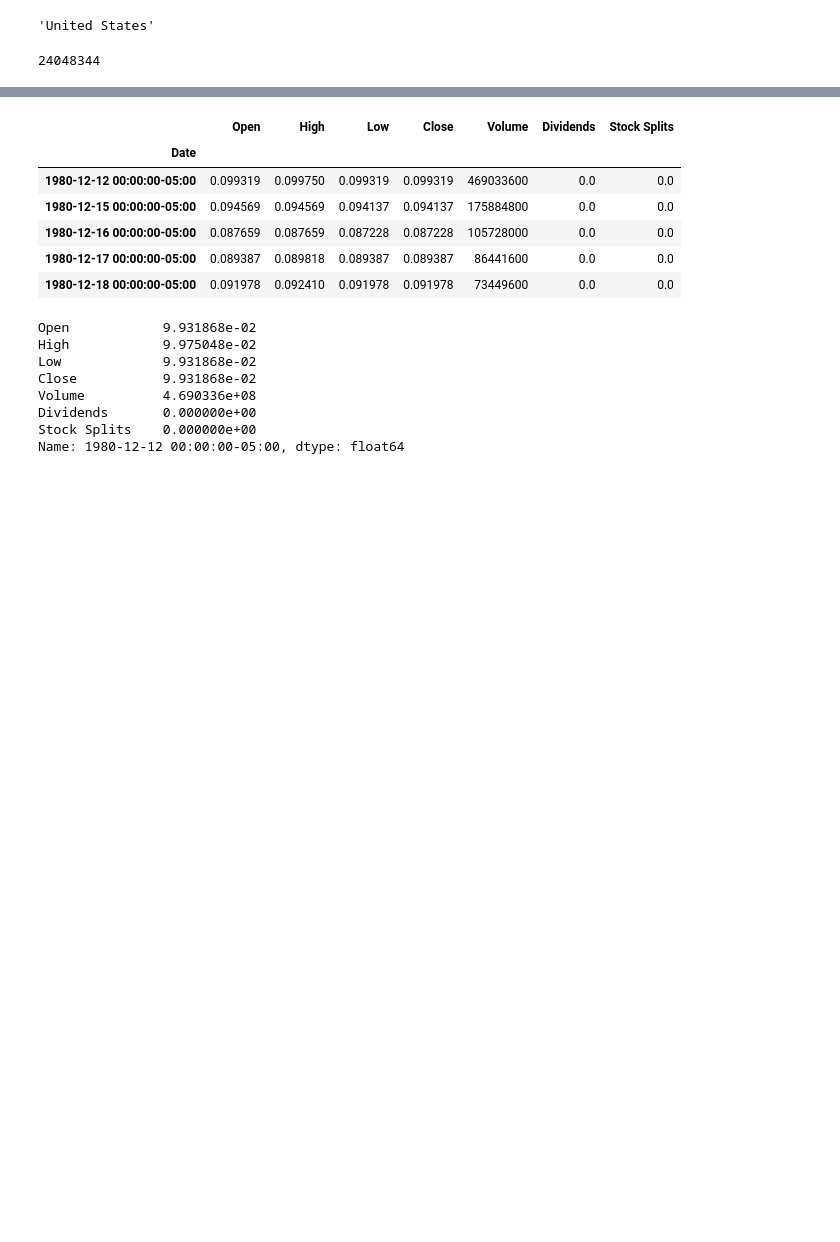
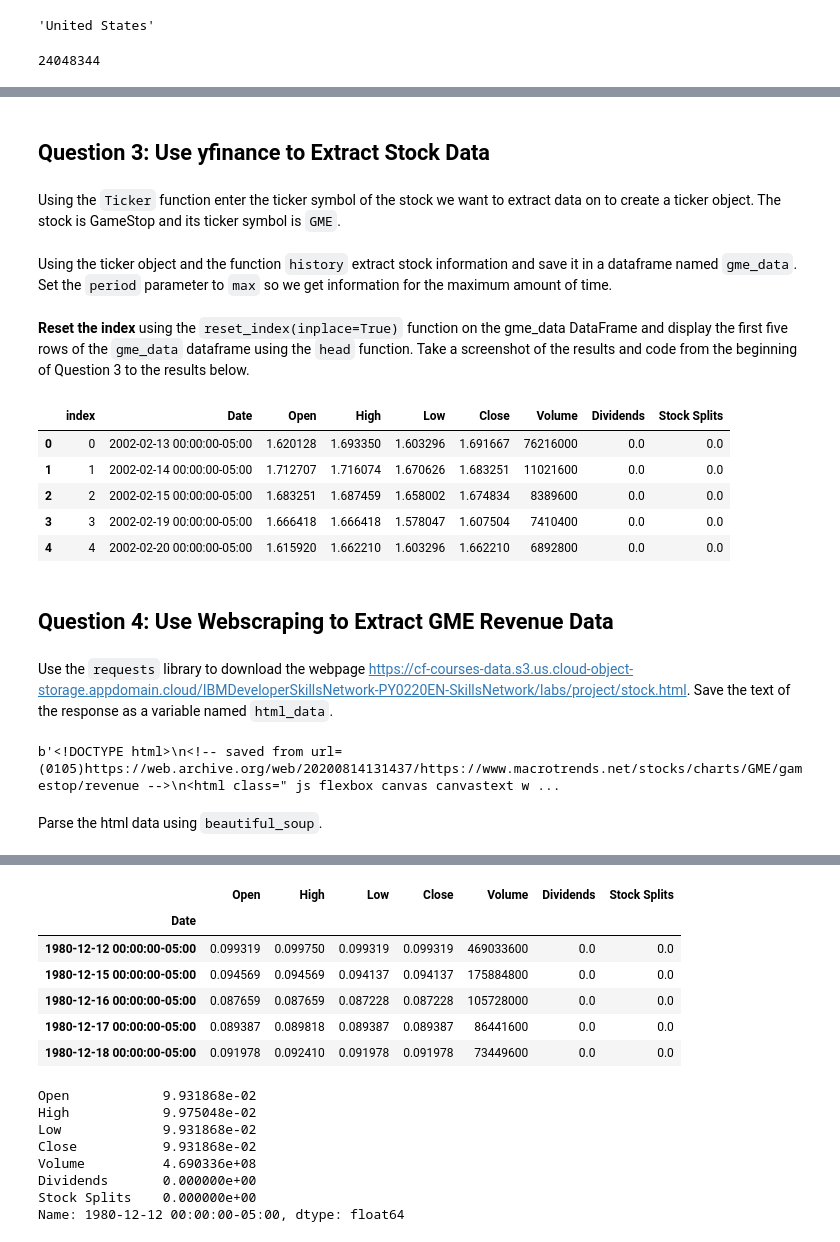
Before and after one commit to yasmin203/DataAnalysisPython, a Jupyter notebook: AMD.ipynb, the cells around one changed output, grey strips where cells are left out. Cells and saved outputs as stored; diff of their text form; code cells hidden in the pictures; blank space fills up the shorter version.

```diff
--- a/AMD.ipynb
+++ b/AMD.ipynb
@@ -46,0 +242,10 @@ d = apple.history(period="max")
+# %% [markdown]
+## Question 3: Use yfinance to Extract Stock Data
+# %% [markdown]
+Using the `Ticker` function enter the ticker symbol of the stock we want to extract data on to create a ticker object. The stock is GameStop and its ticker symbol is `GME`.
+# %%
+import yfinance as yf
+
+GameShop = yf.Ticker('GME')
+# %% [markdown]
+Using the ticker object and the function `history` extract stock information and save it in a dataframe named `gme_data`. Set the `period` parameter to `max` so we get information for the maximum amount of time.
@@ -46,0 +254,26 @@ d = apple.history(period="max")
+# %% [markdown]
+**Reset the index** using the `reset_index(inplace=True)` function on the gme_data DataFrame and display the first five rows of the `gme_data` dataframe using the `head` function. Take a screenshot of the results and code from the beginning of Question 3 to the results below.
+# %%
+gme_data.reset_index(inplace=True)
+gme_data.head()
+# %% [output]
+|  | index | Date | Open | High | Low | Close | Volume | Dividends | Stock Splits |
+| 0 | 0 | 2002-02-13 00:00:00-05:00 | 1.620128 | 1.693350 | 1.603296 | 1.691667 | 76216000 | 0.0 | 0.0 |
+| 1 | 1 | 2002-02-14 00:00:00-05:00 | 1.712707 | 1.716074 | 1.670626 | 1.683251 | 11021600 | 0.0 | 0.0 |
+| 2 | 2 | 2002-02-15 00:00:00-05:00 | 1.683251 | 1.687459 | 1.658002 | 1.674834 | 8389600 | 0.0 | 0.0 |
+| 3 | 3 | 2002-02-19 00:00:00-05:00 | 1.666418 | 1.666418 | 1.578047 | 1.607504 | 7410400 | 0.0 | 0.0 |
+| 4 | 4 | 2002-02-20 00:00:00-05:00 | 1.615920 | 1.662210 | 1.603296 | 1.662210 | 6892800 | 0.0 | 0.0 |
+# %% [markdown]
+## Question 4: Use Webscraping to Extract GME Revenue Data
+# %% [markdown]
+Use the `requests` library to download the webpage https://cf-courses-data.s3.us.cloud-object-storage.appdomain.cloud/IBMDeveloperSkillsNetwork-PY0220EN-SkillsNetwork/labs/project/stock.html. Save the text of the response as a variable named `html_data`.
+# %%
+import requests
+url='https://cf-courses-data.s3.us.cloud-object-storage.appdomain.cloud/IBMDeveloperSkillsNetwork-PY0220EN-SkillsNetwork/labs/project/stock.html'
+response=requests.get(url)
+html_data = response.content
+html_data
+# %% [output]
+b'<!DOCTYPE html>\n<!-- saved from url=(0105)https://web.archive.org/web/20200814131437/https://www.macrotrends.net/stocks/charts/GME/gamestop/revenue -->\n<html class=" js flexbox canvas canvastext w ...
+# %% [markdown]
+Parse the html data using `beautiful_soup`.
```
Also changed, not shown: parts of 40 cells of this notebook.
